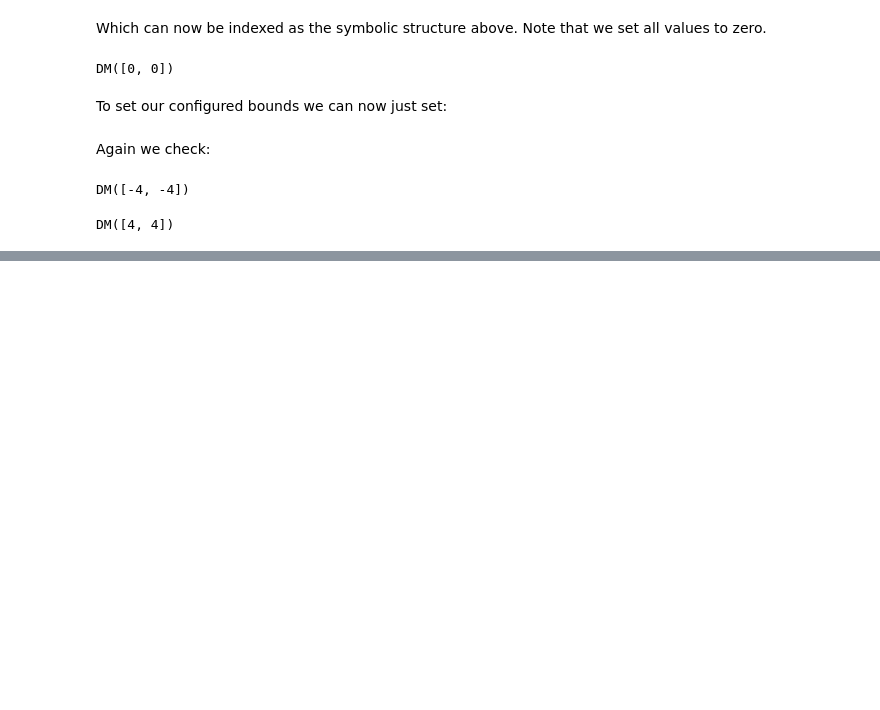
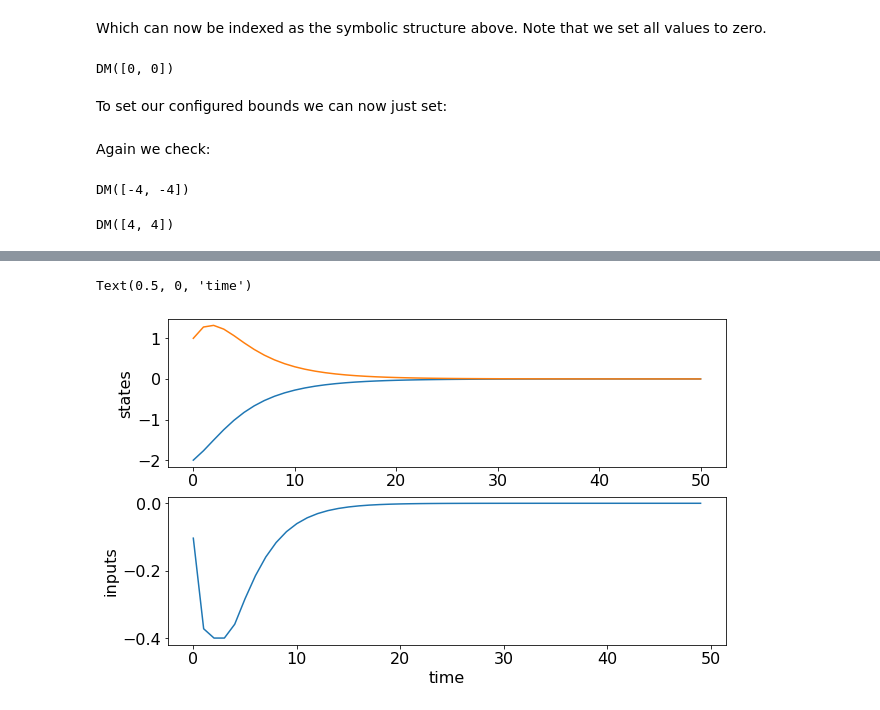
Before and after one commit to 4flixt/TUB_IoT_MPC20, a Jupyter notebook: E4/04_Continuous_MPC_OrthogonalCollocation.ipynb, the cells around one changed output, grey strips where cells are left out. Saved outputs shown, nothing was run; the diff lists cells and outputs as text; code cells hidden in the pictures; blank space fills up the shorter version.

```diff
--- a/E4/04_Continuous_MPC_OrthogonalCollocation.ipynb
+++ b/E4/04_Continuous_MPC_OrthogonalCollocation.ipynb
@@ -733,0 +802,33 @@ Text(0.5, 0, 'time')
+# %%
+x_0 = np.array([-2,1]).reshape(2,1)
+res_x_mpc = [x_0]
+res_u_mpc = []
+
+N_sim = 50
+# %%
+for i in range(N_sim):
+    # solve optimization problem
+    mpc_res = mpc_solver(p=x_0, lbg=0, ubg=0, lbx = lb_opt_x, ubx = ub_opt_x)
+    if i>0:
+        mpc_res = mpc_solver(p=x_0, x0=opt_x_k, lbg=0, ubg=0, lbx = lb_opt_x, ubx = ub_opt_x)
+
+
+    # Extract the control input
+    opt_x_k = opt_x(mpc_res['x'])
+    u_k = opt_x_k['u',0]
+
+
+    # simulate the system
+    res_integrator = ode_solver(x0=x_0, p=u_k)
+    x_next = res_integrator['xf']
+
+    # Update the initial state
+    x_0 = x_next
+
+    # Store the results
+    res_x_mpc.append(x_next)
+    res_u_mpc.append(u_k)
+
+# Make an array from the list of arrays:
+res_x_mpc = np.concatenate(res_x_mpc,axis=1)
+res_u_mpc = np.concatenate(res_u_mpc, axis=1)
@@ -733,0 +853,14 @@ Text(0.5, 0, 'time')
+# %%
+fig, ax = plt.subplots(2,1, figsize=(10,6))
+
+# plot the states
+ax[0].plot(res_x_mpc.T)
+ax[1].plot(res_u_mpc.T)
+
+# Set labels
+ax[0].set_ylabel('states')
+ax[1].set_ylabel('inputs')
+ax[1].set_xlabel('time')
+# %% [output]
+Text(0.5, 0, 'time')
+[figure, added]
```
Also changed, not shown: parts of 38 cells of this notebook.
